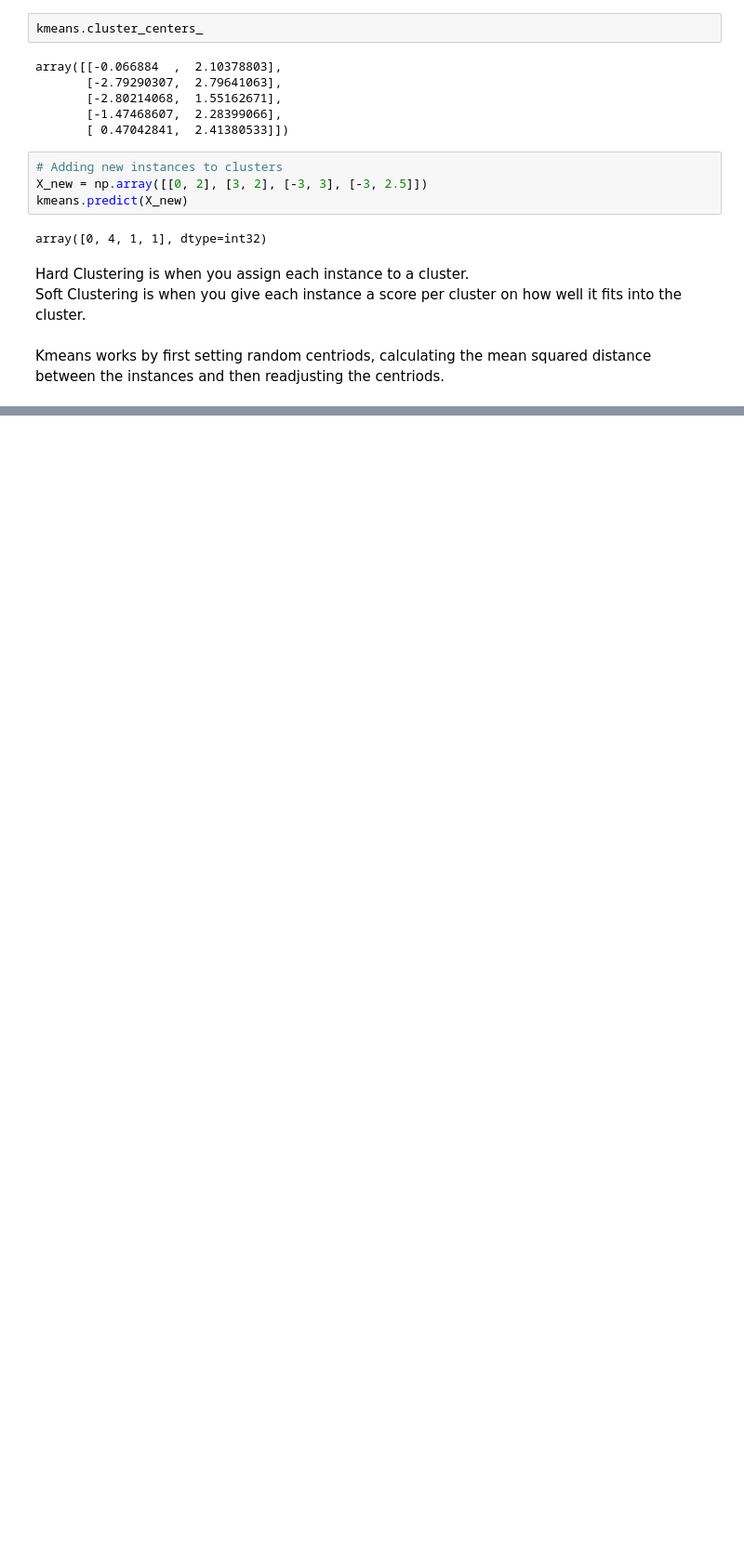
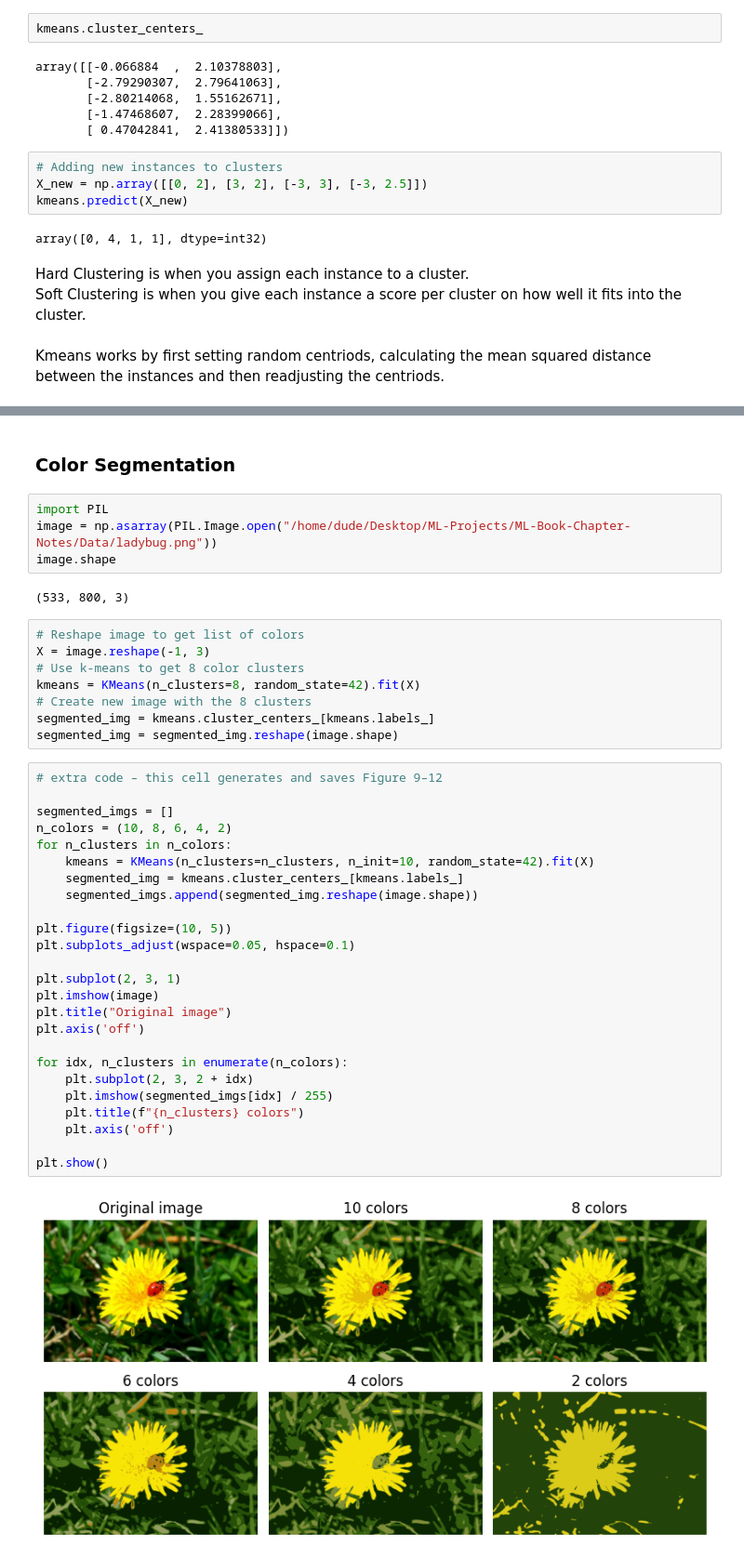
Before and after one commit to mishamickevicius/ML-Projects, a Jupyter notebook: ML-Book-Chapter-Notes/Chapter 9 Unsupervised Learning.ipynb, the cells around one changed output, grey strips where cells are left out. Shown at 93% size. Saved outputs shown, nothing was run; the diff lists cells and outputs as text; blank space fills up the shorter version.

Commit message:
Project update

```diff
--- a/ML-Book-Chapter-Notes/Chapter 9 Unsupervised Learning.ipynb
+++ b/ML-Book-Chapter-Notes/Chapter 9 Unsupervised Learning.ipynb
@@ -65,0 +150,43 @@ However sometimes you can get unlucky with the initial random centriods which ca
+# %% [markdown]
+### Color Segmentation
+# %%
+import PIL
+image = np.asarray(PIL.Image.open("/home/dude/Desktop/ML-Projects/ML-Book-Chapter-Notes/Data/ladybug.png"))
+image.shape
+# %% [output]
+(533, 800, 3)
+# %%
+# Reshape image to get list of colors
+X = image.reshape(-1, 3)
+# Use k-means to get 8 color clusters
+kmeans = KMeans(n_clusters=8, random_state=42).fit(X)
+# Create new image with the 8 clusters
+segmented_img = kmeans.cluster_centers_[kmeans.labels_]
+segmented_img = segmented_img.reshape(image.shape)
+# %%
+# extra code – this cell generates and saves Figure 9–12
+
+segmented_imgs = []
+n_colors = (10, 8, 6, 4, 2)
+for n_clusters in n_colors:
+    kmeans = KMeans(n_clusters=n_clusters, n_init=10, random_state=42).fit(X)
+    segmented_img = kmeans.cluster_centers_[kmeans.labels_]
+    segmented_imgs.append(segmented_img.reshape(image.shape))
+
+plt.figure(figsize=(10, 5))
+plt.subplots_adjust(wspace=0.05, hspace=0.1)
+
+plt.subplot(2, 3, 1)
+plt.imshow(image)
+plt.title("Original image")
+plt.axis('off')
+
+for idx, n_clusters in enumerate(n_colors):
+    plt.subplot(2, 3, 2 + idx)
+    plt.imshow(segmented_imgs[idx] / 255)
+    plt.title(f"{n_clusters} colors")
+    plt.axis('off')
+
+plt.show()
+# %% [output]
+[figure, added]
```
Also changed, not shown: parts of 34 cells of this notebook, 1 other file.
